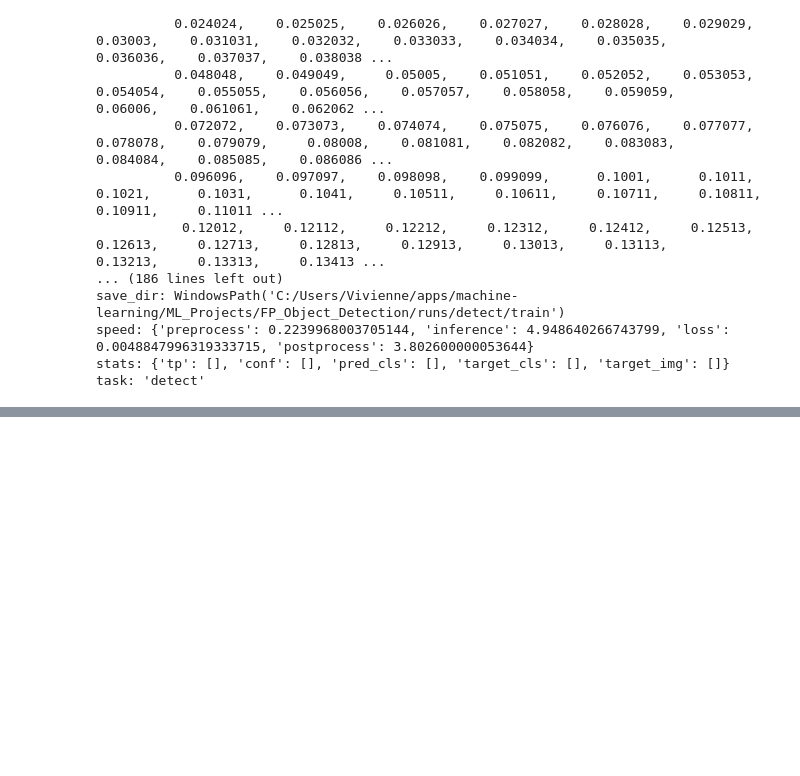
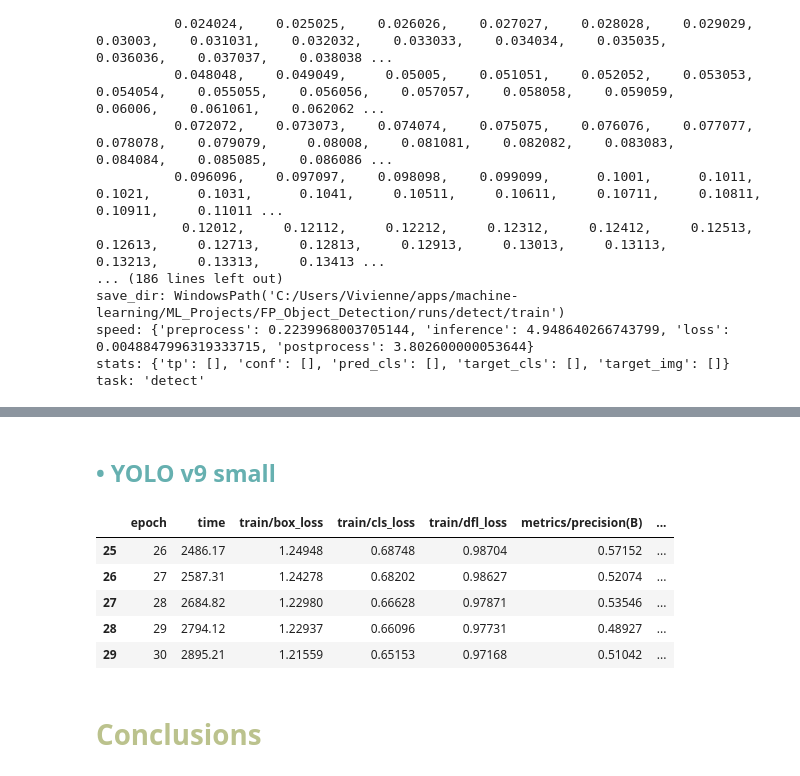
Before and after one commit to ch0fas/ML_Projects, a Jupyter notebook: FP_Object_Detection/Object_det_urban_setting.ipynb, the cells around one changed output, grey strips where cells are left out. Saved outputs shown, nothing was run; the diff lists cells and outputs as text; code cells hidden in the pictures; blank space fills up the shorter version.

```diff
--- a/FP_Object_Detection/Object_det_urban_setting.ipynb
+++ b/FP_Object_Detection/Object_det_urban_setting.ipynb
@@ -452,0 +469,16 @@ task: 'detect'
+# %% [markdown]
+## <font color= #66b0b0> • **YOLO v9 small** </font>
+# %%
+run_path ='runs/detect/train_30E_512SZ_V9/results.csv'
+
+metrics = pd.read_csv(run_path)
+metrics.tail()
+# %% [output]
+|  | epoch | time | train/box_loss | train/cls_loss | train/dfl_loss | metrics/precision(B) | ... |
+| 25 | 26 | 2486.17 | 1.24948 | 0.68748 | 0.98704 | 0.57152 | ... |
+| 26 | 27 | 2587.31 | 1.24278 | 0.68202 | 0.98627 | 0.52074 | ... |
+| 27 | 28 | 2684.82 | 1.22980 | 0.66628 | 0.97871 | 0.53546 | ... |
+| 28 | 29 | 2794.12 | 1.22937 | 0.66096 | 0.97731 | 0.48927 | ... |
+| 29 | 30 | 2895.21 | 1.21559 | 0.65153 | 0.97168 | 0.51042 | ... |
+# %% [markdown]
+# <font color= #bbc28d> **Conclusions** </font>
```
Also changed, not shown: parts of 4 cells of this notebook.
